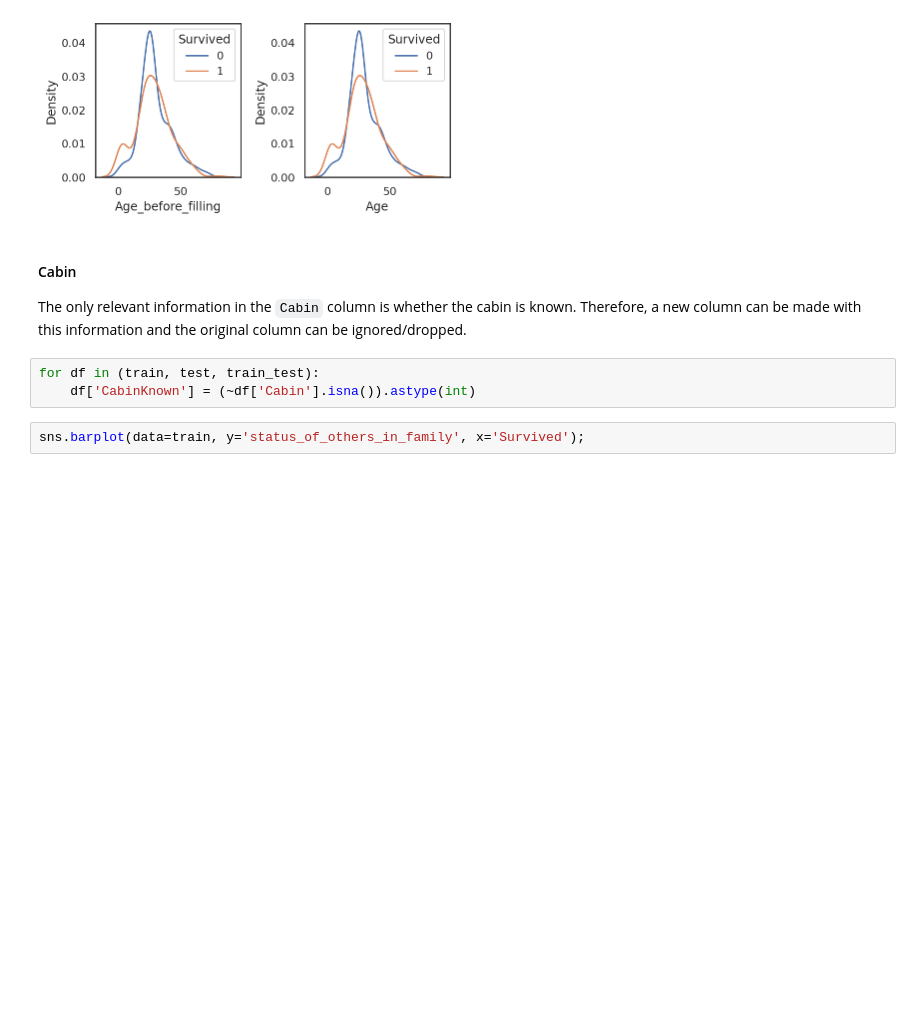
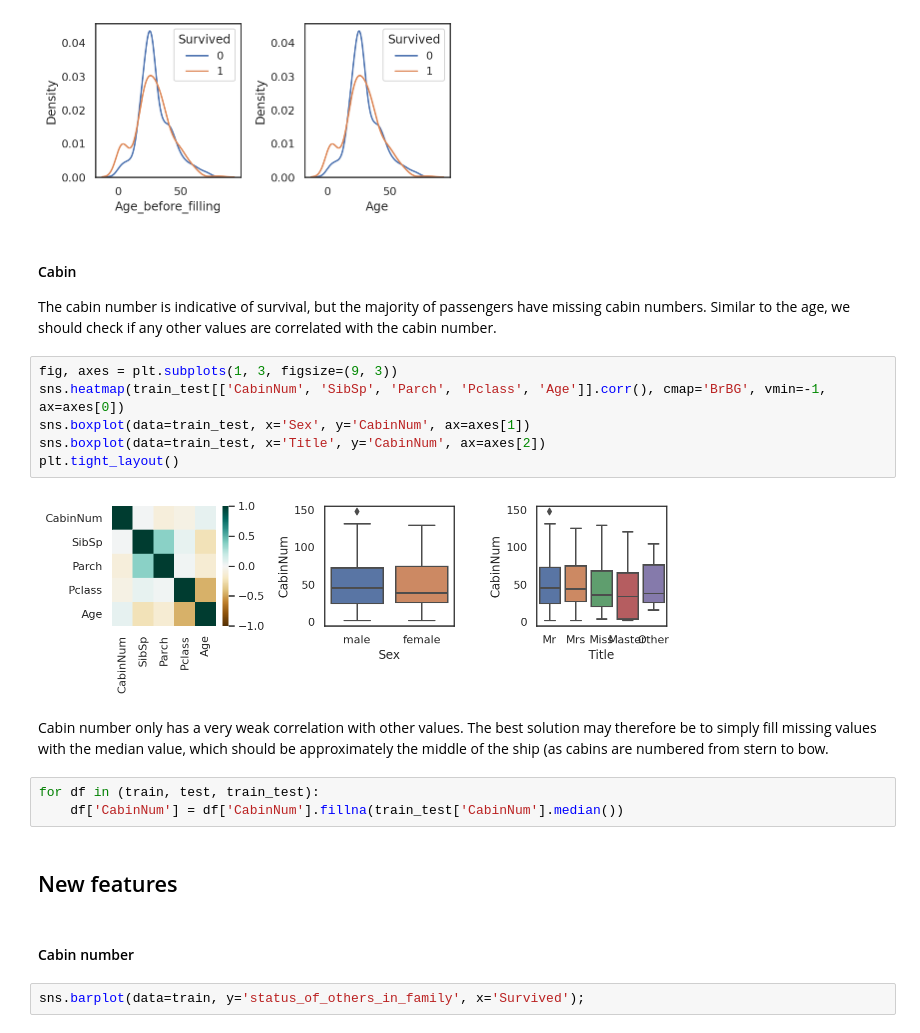
Before and after one commit to dwitvliet/kaggle-titanic, a Jupyter notebook: kaggle-titanic.ipynb, the cells around one changed output. Drawn from its saved outputs; the diff is of its cells as text; blank space fills up the shorter version.

Commit message:
Missing cabin numbers are now dealt with

```diff
--- a/kaggle-titanic.ipynb
+++ b/kaggle-titanic.ipynb
@@ -324,12 +324,26 @@ for i, column in enumerate(['Age_before_filling', 'Age']):
 plt.tight_layout()
 # %% [output]
 [figure]
-# %% [markdown]
-#### Cabin
-The only relevant information in the `Cabin` column is whether the cabin is known. Therefore, a new column can be made with this information and the original column can be ignored/dropped.
+# %% [markdown]
+#### Cabin
+The cabin number is indicative of survival, but the majority of passengers have missing cabin numbers. Similar to the age, we should check if any other values are correlated with the cabin number.
+# %%
+fig, axes = plt.subplots(1, 3, figsize=(9, 3))
+sns.heatmap(train_test[['CabinNum', 'SibSp', 'Parch', 'Pclass', 'Age']].corr(), cmap='BrBG', vmin=-1, ax=axes[0])
+sns.boxplot(data=train_test, x='Sex', y='CabinNum', ax=axes[1])
+sns.boxplot(data=train_test, x='Title', y='CabinNum', ax=axes[2])
+plt.tight_layout()
+# %% [output]
+[figure, added]
+# %% [markdown]
+Cabin number only has a very weak correlation with other values. The best solution may therefore be to simply fill missing values with the median value, which should be approximately the middle of the ship (as cabins are numbered from stern to bow.
 # %%
 for df in (train, test, train_test):
-    df['CabinKnown'] = (~df['Cabin'].isna()).astype(int)
+    df['CabinNum'] = df['CabinNum'].fillna(train_test['CabinNum'].median())
+# %% [markdown]
+## New features
+# %% [markdown]
+#### Cabin number
 # %%
 sns.barplot(data=train, y='status_of_others_in_family', x='Survived');
 # %% [output]
```
Also changed, not shown: parts of 1 cell of this notebook.
